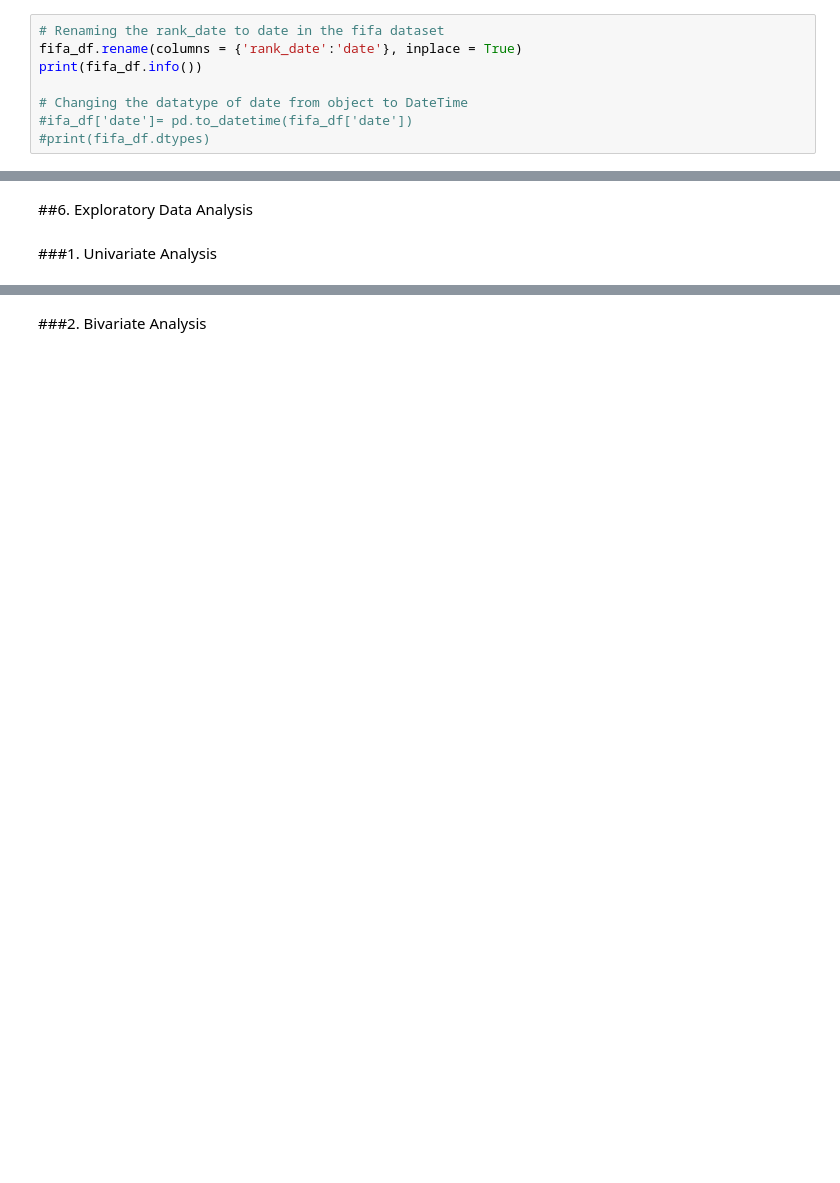
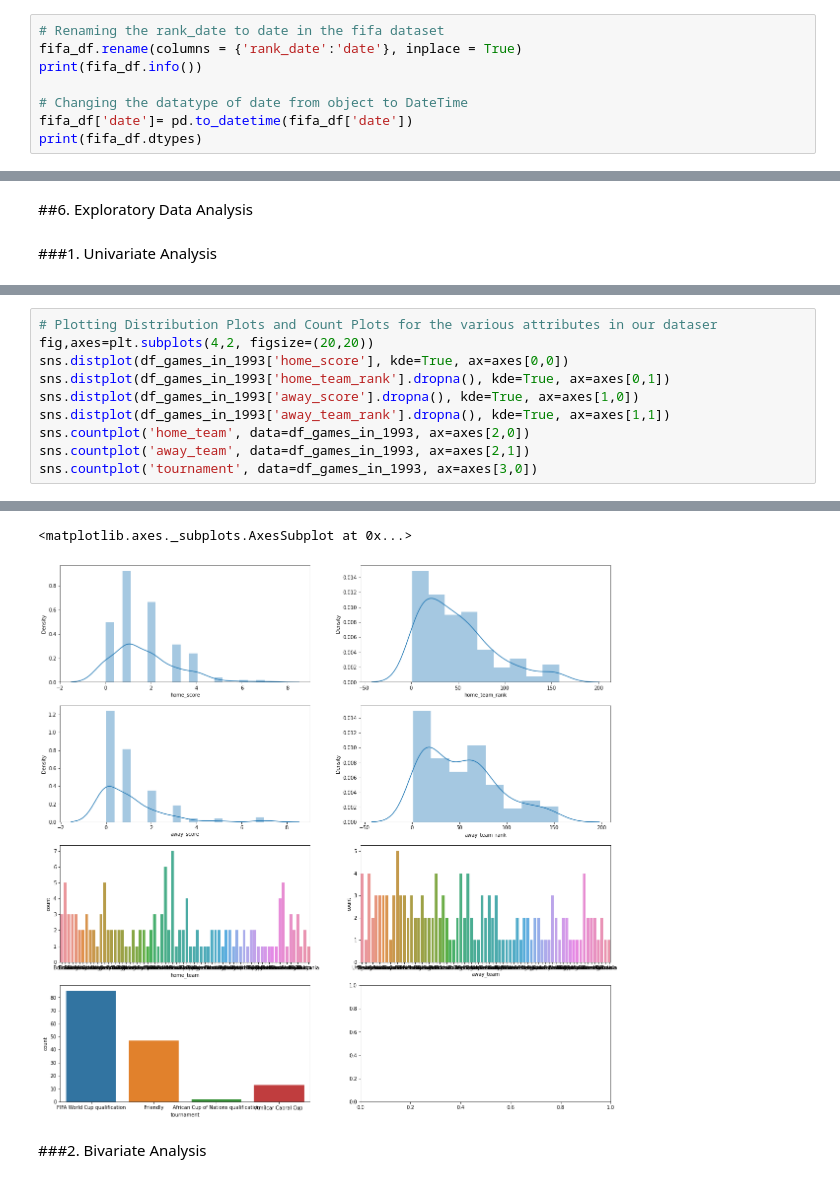
Before and after one commit to deborahmasibo/Esther_projects, a Jupyter notebook: MCHEZOPESA LTD FOOTBALL ANALYSIS.ipynb, the cells around one changed output, grey strips where cells are left out. Cells and saved outputs as stored; diff of their text form; blank space fills up the shorter version.

```diff
--- a/MCHEZOPESA LTD FOOTBALL ANALYSIS.ipynb
+++ b/MCHEZOPESA LTD FOOTBALL ANALYSIS.ipynb
@@ -392,7 +437,7 @@ fifa_df.rename(columns = {'rank_date':'date'}, inplace = True)
 print(fifa_df.info())
 
 # Changing the datatype of date from object to DateTime
-#ifa_df['date']= pd.to_datetime(fifa_df['date'])
-#print(fifa_df.dtypes)
+fifa_df['date']= pd.to_datetime(fifa_df['date'])
+print(fifa_df.dtypes)
 # %% [output]
 <class 'pandas.core.frame.DataFrame'>
@@ -496,0 +620,11 @@ AttributeError: ignored
+# %%
+# Plotting Distribution Plots and Count Plots for the various attributes in our dataser
+fig,axes=plt.subplots(4,2, figsize=(20,20))
+sns.distplot(df_games_in_1993['home_score'], kde=True, ax=axes[0,0])
+sns.distplot(df_games_in_1993['home_team_rank'].dropna(), kde=True, ax=axes[0,1])
+sns.distplot(df_games_in_1993['away_score'].dropna(), kde=True, ax=axes[1,0])
+sns.distplot(df_games_in_1993['away_team_rank'].dropna(), kde=True, ax=axes[1,1])
+sns.countplot('home_team', data=df_games_in_1993, ax=axes[2,0])
+sns.countplot('away_team', data=df_games_in_1993, ax=axes[2,1])
+sns.countplot('tournament', data=df_games_in_1993, ax=axes[3,0])
+# %% [output]
@@ -497,2 +650,4 @@ AttributeError: ignored
+<matplotlib.axes._subplots.AxesSubplot at 0x...>
+[figure, added]
 # %% [markdown]
 ###2. Bivariate Analysis
```
Also changed, not shown: parts of 101 cells of this notebook.
